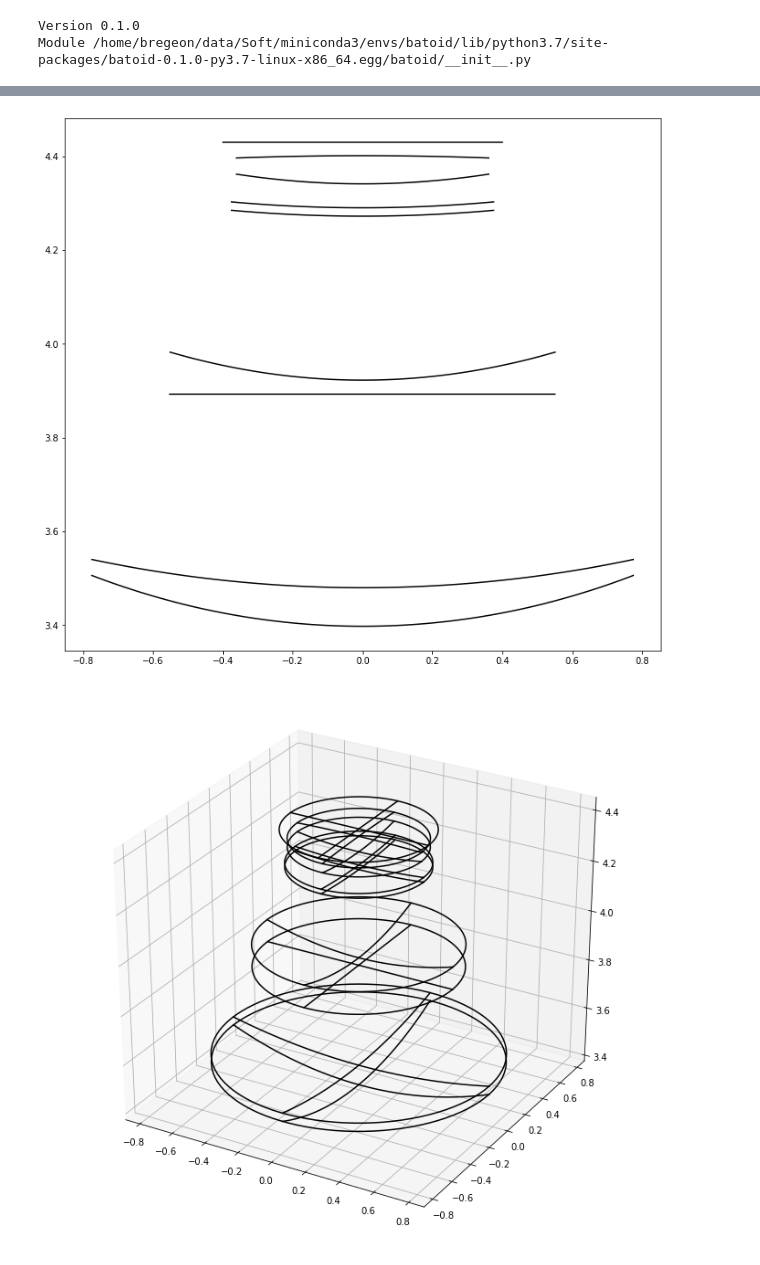
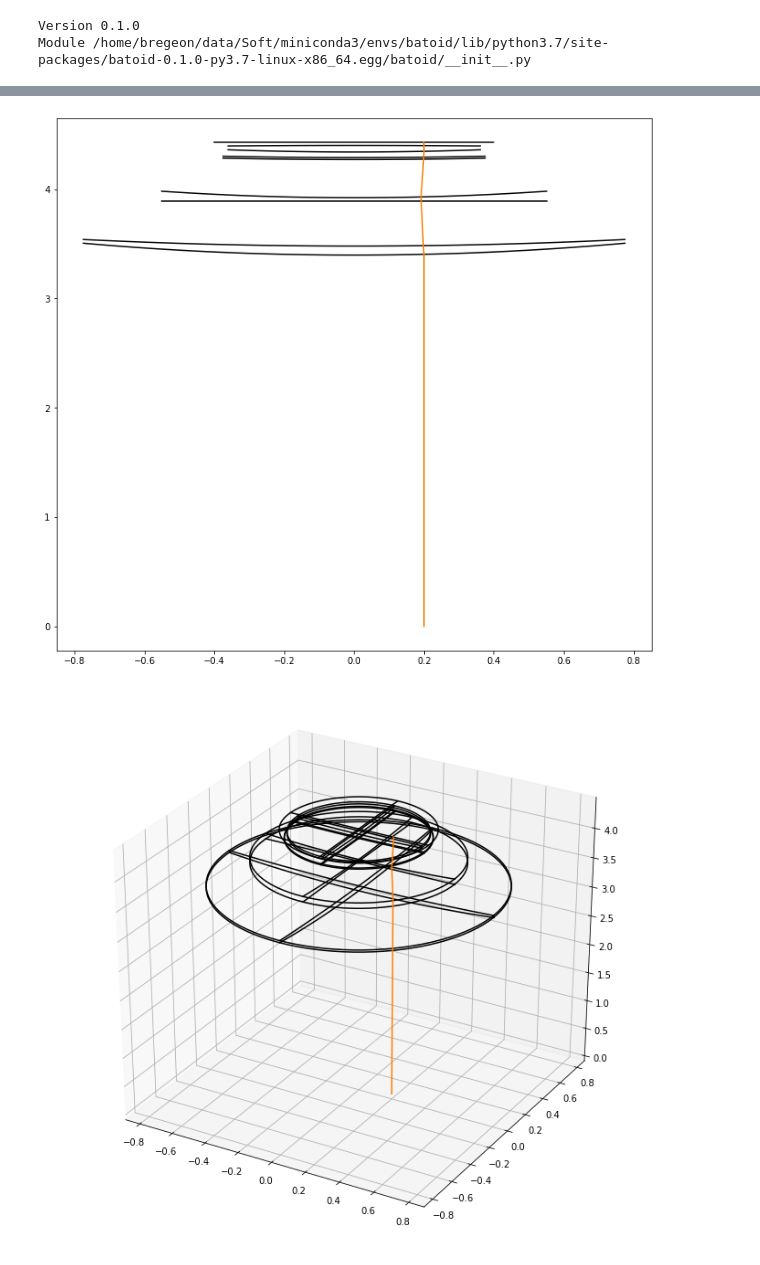
Before and after one commit to bregeon/batoid, a Jupyter notebook: notebook/LSST trace split.ipynb, the cells around one changed output, grey strips where cells are left out. Cells and saved outputs as stored; diff of their text form; code cells hidden in the pictures.

Commit message:
traceFull forward rays of traceSplit

```diff
--- a/notebook/LSST trace split.ipynb
+++ b/notebook/LSST trace split.ipynb
@@ -34,24 +46,32 @@ for dx in range(0, 6, 1):
     p0 = np.array([dx/10., 0, 0])
     v = normalized(np.array([0, 0, 1]))/1.000277
     ray = batoid.Ray(p0, v, t=0, wavelength=500e-9)
-    p0 = ray.positionAtTime(1)
+    p0 = ray.positionAtTime(0)
     rays.append(batoid.Ray(p0, v, t=0, wavelength=500e-9))
 
 for dvx in range(0, 6, 1):
     p0 = np.array([-dvx/30., 0, 0])
     v = normalized(np.array([-dvx/50, 0., 1]))/1.000277
     ray = batoid.Ray(p0, v, t=0, wavelength=500e-9)
-    p0 = ray.positionAtTime(1)
+    p0 = ray.positionAtTime(0)
     rays.append(batoid.Ray(p0, v, t=0, wavelength=500e-9))
 
-#traceFull = fiducial_telescope.traceFull(batoid.RayVector(rays))
-#batoid.drawTrace2d(ax1, traceFull, c=c)
-#batoid.drawTrace3d(ax2, traceFull, c=c)
-r_vec = batoid.RayVector(rays[0:1])
+# first traceFull
+r_vec = batoid.RayVector(rays[2:3])
+print('source ', r_vec)
+traceFull = fiducial_telescope.traceFull(r_vec)
+batoid.drawTrace2d(ax1, traceFull, c=c)
+batoid.drawTrace3d(ax2, traceFull, c=c)
+
+# now traceSplit
+print('--- traceSplit ---')
 traceSplit = fiducial_telescope.traceSplit(r_vec, minFlux=0.001, _verbose=True)
-#print(traceSplit[0][0])
-#print(traceSplit[1])
-
-#batoid.drawTrace2d(ax1, traceSplit[0], c=c)
-#batoid.drawTrace3d(ax2, traceSplit[1], c=c)
+forwards = traceSplit[0]
+backwards = traceSplit[1]
+print('forward rays: ')
+for ray in forwards:
+    print(ray)
+print('backward rays: ')
+for ray in backwards:
+    print(ray)
 # %% [output]
@@ -60,2 +95,2 @@ traceSplit        LightSource     flux =         1.00000000   nphot =          1
-[figure, old version]
+[figure, new version]
-[figure, old version]
+[figure, new version]
```
Also changed, not shown: parts of 6 cells of this notebook.
